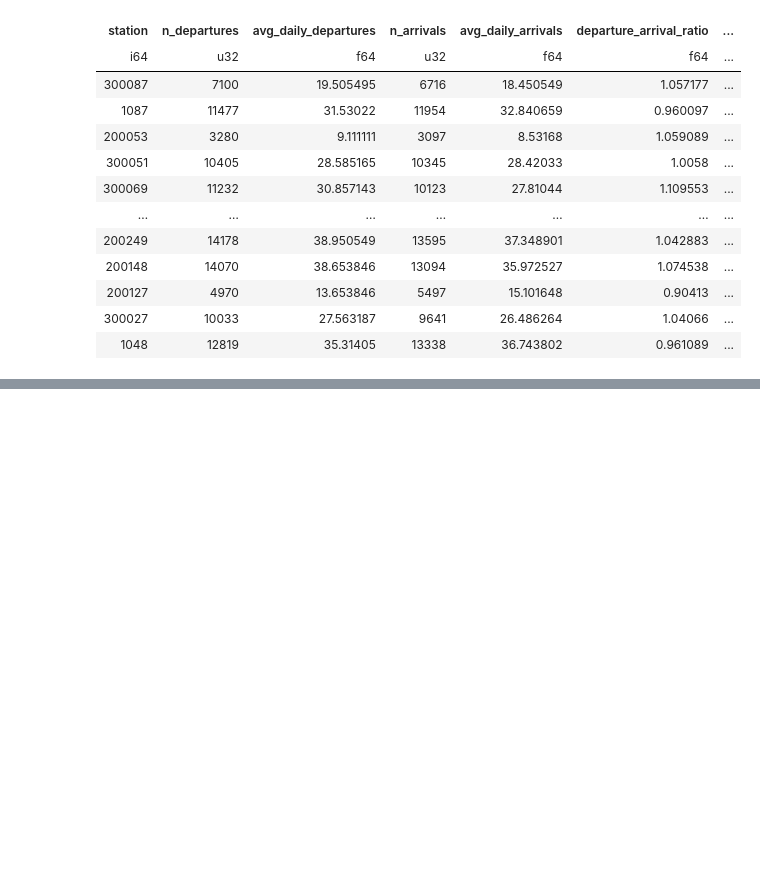
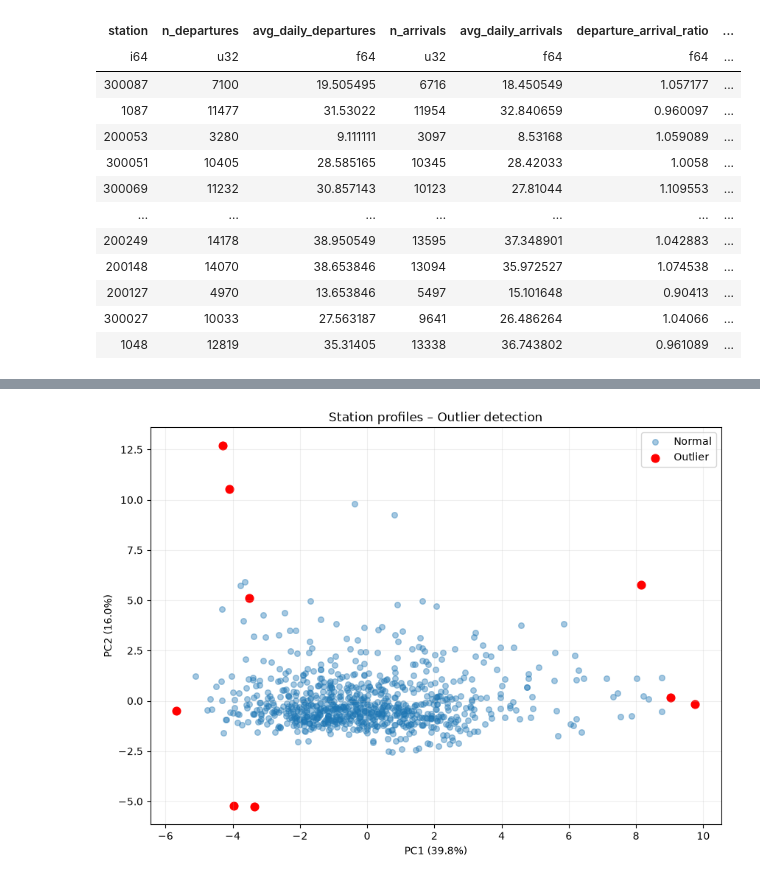
Before and after one commit to julianlopz/Dauphine, a Jupyter notebook: unsupervised_learning/project/final_notebook/2.analysis_clustering.ipynb, the cells around one changed output, grey strips where cells are left out. Saved outputs shown, nothing was run; the diff lists cells and outputs as text; code cells hidden in the pictures; blank space fills up the shorter version.

```diff
--- a/unsupervised_learning/project/final_notebook/2.analysis_clustering.ipynb
+++ b/unsupervised_learning/project/final_notebook/2.analysis_clustering.ipynb
@@ -647,0 +1471,35 @@ stations.write_csv("../data/output/v2/4.stations_df.csv")
+# %%
+#---------------
+#Outliers graph
+#---------------
+
+plt.figure(figsize=(10, 7))
+
+normal = outlier_labels == 1
+outlier = outlier_labels == -1
+
+plt.scatter(
+    X_pca[normal, 0],
+    X_pca[normal, 1],
+    alpha=0.4,
+    s=30,
+    label="Normal"
+)
+
+plt.scatter(
+    X_pca[outlier, 0],
+    X_pca[outlier, 1],
+    color="red",
+    s=60,
+    label="Outlier"
+)
+
+plt.xlabel(f"PC1 ({explained_variance[0]:.1%})")
+plt.ylabel(f"PC2 ({explained_variance[1]:.1%})")
+plt.title("Station profiles – Outlier detection")
+plt.legend()
+plt.grid(alpha=0.2)
+
+plt.show()
+# %% [output]
+[figure, added]
```
Also changed, not shown: parts of 59 cells of this notebook.
